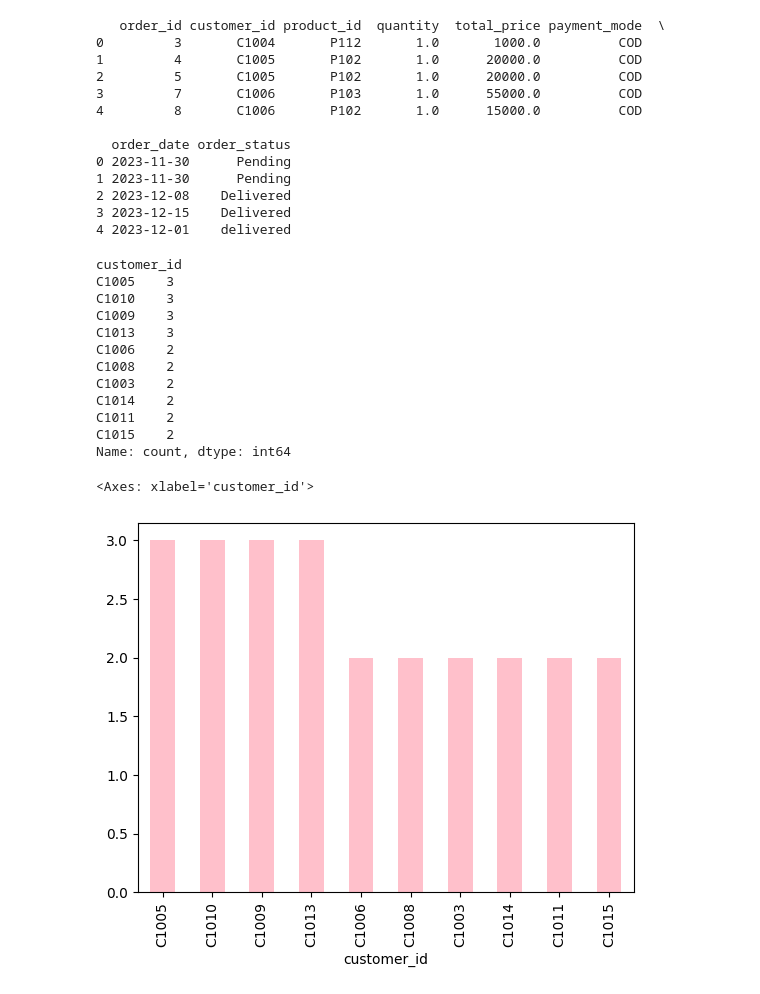
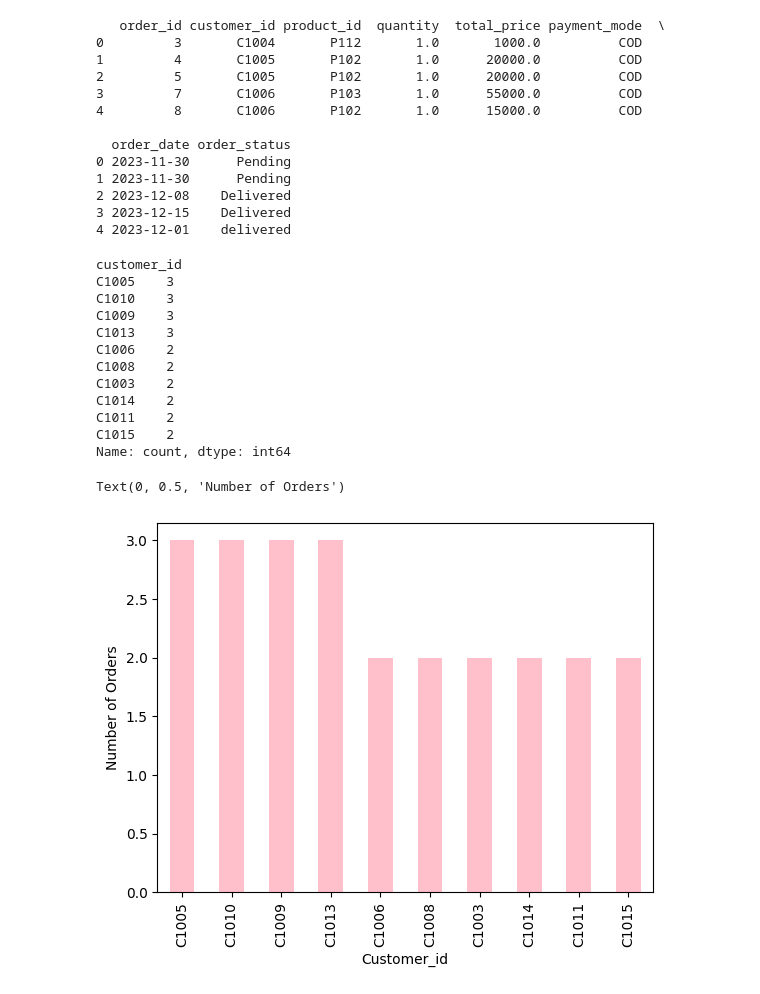
Before and after one commit to samirulcodes/SQL, a Jupyter notebook: EcommerceProject/EcommerceProjectJupyter.ipynb, the cells around one changed output. Saved outputs shown, nothing was run; the diff lists cells and outputs as text; code cells hidden in the pictures.

```diff
--- a/EcommerceProject/EcommerceProjectJupyter.ipynb
+++ b/EcommerceProject/EcommerceProjectJupyter.ipynb
@@ -97,20 +204,22 @@ print(order_data.head())
 4 2023-12-01    delivered
 # %%
 df=order_data['customer_id'].value_counts().head(10) #  Top 10 details , Determine the total number of products(no. of order) available by customer_id.
-print(df.head(10))
+print(df)
 df.plot(kind='bar', color='pink')  # bar diagram
+plt.xlabel("Customer_id")
+plt.ylabel("Number of Orders")
 # %% [output]
 customer_id
 C1005    3
 C1010    3
 C1009    3
 C1013    3
 C1006    2
 C1008    2
 C1003    2
 C1014    2
 C1011    2
 C1015    2
 Name: count, dtype: int64
-<Axes: xlabel='customer_id'>
+Text(0, 0.5, 'Number of Orders')
-[figure, old version]
+[figure, new version]
```
Also changed, not shown: parts of 9 cells of this notebook.
